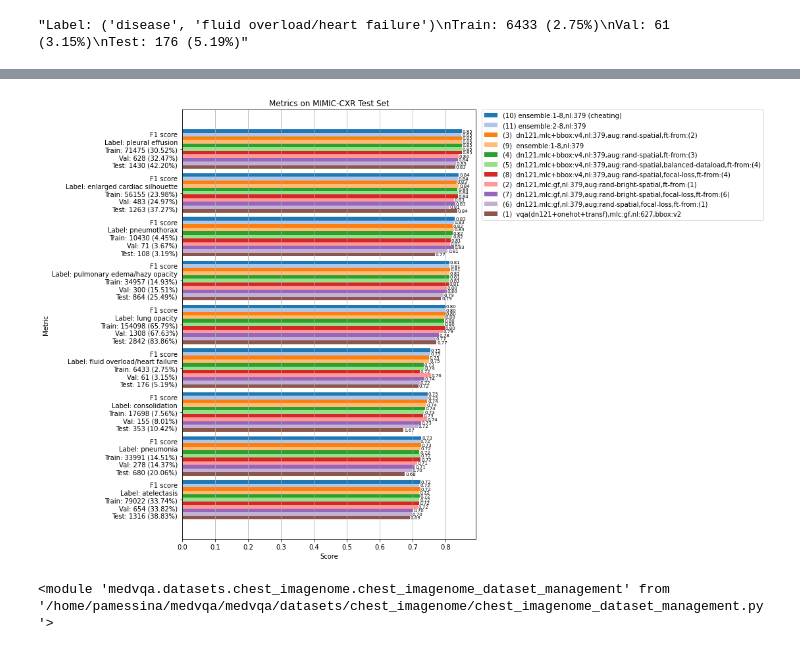
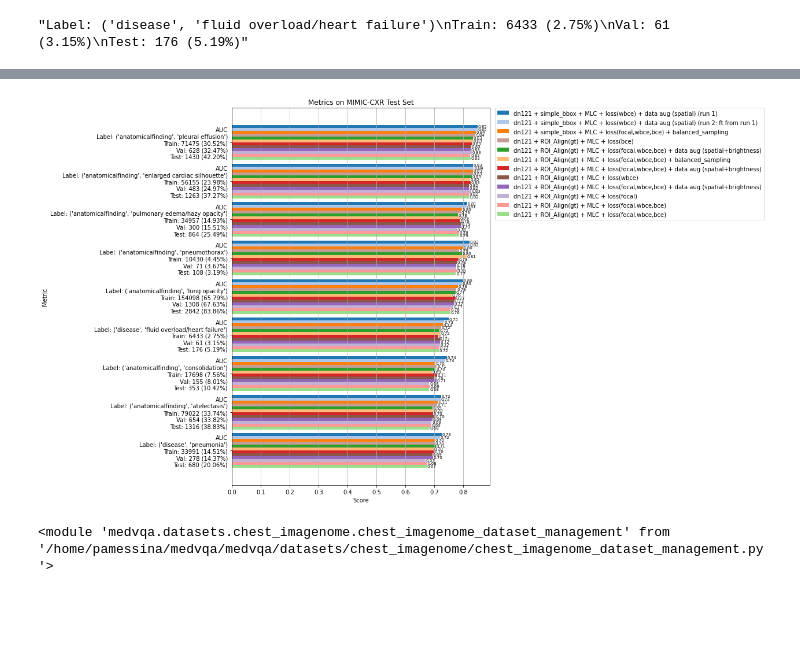
Before and after one commit to PabloMessina/MedVQA, a Jupyter notebook: medvqa/notebooks/Results Summary.ipynb, the cells around one changed output, grey strips where cells are left out. Cells and saved outputs as stored; diff of their text form; code cells hidden in the pictures; blank space fills up the shorter version.

Commit message:
implement ROI Align based MLC model

```diff
--- a/medvqa/notebooks/Results Summary.ipynb
+++ b/medvqa/notebooks/Results Summary.ipynb
@@ -1376,7 +1570,7 @@ plot_per_class_classification_metrics(
 # metric = 'p'
 # metric_alias = 'Precision'
 metric = 'auc'
-metric_alias = 'F1 score'
+metric_alias = 'AUC'
 abnormalities = [
     'lung opacity',
     'pleural effusion',
@@ -1393,31 +1587,79 @@ metric_aliases = [get_train_val_test_summary_text_for_label(x, 'labels(min_freq=
                      for x in abnormalities]
 metric_aliases = [f'{metric_alias}\n{x}' for x in metric_aliases]
 plot_per_class_classification_metrics(
-    dataframe_rows=[
-        df_mlc_chstimgn.loc[(df_mlc_chstimgn['timestamp'] == '20230208_231030')].iloc[0],
-        df_mlc_chstimgn.loc[(df_mlc_chstimgn['timestamp'] == '20230302_221214')].iloc[0],
+#     dataframe_rows=[
+#         df_mlc_chstimgn.loc[(df_mlc_chstimgn['timestamp'] == '20230208_231030')].iloc[0],
+#         df_mlc_chstimgn.loc[(df_mlc_chstimgn['timestamp'] == '20230302_221214')].iloc[0],
+#         df_mlc_chstimgn.loc[(df_mlc_chstimgn['timestamp'] == '20230303_064112')].iloc[0],
+#         df_mlc_chstimgn.loc[(df_mlc_chstimgn['timestamp'] == '20230304_140940')].iloc[0],
+#         df_mlc_chstimgn.loc[(df_mlc_chstimgn['timestamp'] == '20230313_145330')].iloc[0],
+#         df_mlc_chstimgn.loc[(df_mlc_chstimgn['timestamp'] == '20230314_073645')].iloc[0],
+#         df_mlc_chstimgn.loc[(df_mlc_chstimgn['timestamp'] == '20230314_110248')].iloc[0],
+#         df_mlc_chstimgn.loc[(df_mlc_chstimgn['timestamp'] == '20230314_122703')].iloc[0],
+#         df_mlc_chstimgn.loc[(df_mlc_chstimgn['timestamp'] == '20230315_142409')].iloc[0],
+#         df_mlc_chstimgn.loc[(df_mlc_chstimgn['timestamp'] == '20230315_143409')].iloc[0],
+#         df_mlc_chstimgn.loc[(df_mlc_chstimgn['timestamp'] == '20230315_143905')].iloc[0],
+#     ],
+#     method_aliases=[
+#         '(1)  vqa(dn121+onehot+transf),mlc:gf,nl:627,bbox:v2',
+#         '(2)  dn121,mlc:gf,nl:379,aug:rand-bright-spatial,ft-from:(1)',
+#         '(3)  dn121,mlc+bbox:v4,nl:379,aug:rand-spatial,ft-from:(2)',
+#         '(4)  dn121,mlc+bbox:v4,nl:379,aug:rand-spatial,ft-from:(3)',
+#         '(5)  dn121,mlc+bbox:v4,nl:379,aug:rand-spatial,balanced-dataload,ft-from:(4)',
+#         '(6)  dn121,mlc:gf,nl:379,aug:rand-spatial,focal-loss,ft-from:(1)',
+#         '(7)  dn121,mlc:gf,nl:379,aug:rand-bright-spatial,focal-loss,ft-from:(6)',
+#         '(8)  dn121,mlc+bbox:v4,nl:379,aug:rand-spatial,focal-loss,ft-from:(4)',
+#         '(9)  ensemble:1-8,nl:379',
+#         '(10) ensemble:1-8,nl:379 (cheating)',
+#         '(11) ensemble:2-8,nl:379',
+#     ],
+        dataframe_rows=[
+#         df_mlc_chstimgn.loc[(df_mlc_chstimgn['timestamp'] == '20230208_231030')].iloc[0]['metrics_path'],
+#         df_mlc_chstimgn.loc[(df_mlc_chstimgn['timestamp'] == '20230302_221214')].iloc[0]['metrics_path'],
         df_mlc_chstimgn.loc[(df_mlc_chstimgn['timestamp'] == '20230303_064112')].iloc[0],
         df_mlc_chstimgn.loc[(df_mlc_chstimgn['timestamp'] == '20230304_140940')].iloc[0],
-        df_mlc_chstimgn.loc[(df_mlc_chstimgn['timestamp'] == '20230313_145330')].iloc[0],
-        df_mlc_chstimgn.loc[(df_mlc_chstimgn['timestamp'] == '20230314_073645')].iloc[0],
-        df_mlc_chstimgn.loc[(df_mlc_chstimgn['timestamp'] == '20230314_110248')].iloc[0],
-        df_mlc_chstimgn.loc[(df_mlc_chstimgn['timestamp'] == '20230314_122703')].iloc[0],
-        df_mlc_chstimgn.loc[(df_mlc_chstimgn['timestamp'] == '20230315_142409')].iloc[0],
-        df_mlc_chstimgn.loc[(df_mlc_chstimgn['timestamp'] == '20230315_143409')].iloc[0],
-        df_mlc_chstimgn.loc[(df_mlc_chstimgn['timestamp'] == '20230315_143905')].iloc[0],
+#         df_mlc_chstimgn.loc[(df_mlc_chstimgn['timestamp'] == '20230313_145330')].iloc[0]['metrics_path'],
+#         df_mlc_chstimgn.loc[(df_mlc_chstimgn['timestamp'] == '20230314_073645')].iloc[0]['metrics_path'],
+#         df_mlc_chstimgn.loc[(df_mlc_chstimgn['timestamp'] == '20230314_110248')].iloc[0]['metrics_path'],
+#         df_mlc_chstimgn.loc[(df_mlc_chstimgn['timestamp'] == '20230314_122703')].iloc[0]['metrics_path'],
+#         df_mlc_chstimgn.loc[(df_mlc_chstimgn['timestamp'] == '20230315_142409')].iloc[0]['metrics_path'],
+#         df_mlc_chstimgn.loc[(df_mlc_chstimgn['timestamp'] == '20230315_143409')].iloc[0]['metrics_path'],
+#         df_mlc_chstimgn.loc[(df_mlc_chstimgn['timestamp'] == '20230315_143905')].iloc[0]['metrics_path'],
+        # ROI align methods
+        df_mlc_chstimgn.loc[(df_mlc_chstimgn['timestamp'] == '20230324_093504')].iloc[0],
+        df_mlc_chstimgn.loc[(df_mlc_chstimgn['timestamp'] == '20230324_090628')].iloc[0],
+        df_mlc_chstimgn.loc[(df_mlc_chstimgn['timestamp'] == '20230323_181539')].iloc[0],
+        df_mlc_chstimgn.loc[(df_mlc_chstimgn['timestamp'] == '20230323_153204')].iloc[0],
+        df_mlc_chstimgn.loc[(df_mlc_chstimgn['timestamp'] == '20230323_143952')].iloc[0],
+        df_mlc_chstimgn.loc[(df_mlc_chstimgn['timestamp'] == '20230323_120054')].iloc[0],
+        df_mlc_chstimgn.loc[(df_mlc_chstimgn['timestamp'] == '20230323_115911')].iloc[0],
+        df_mlc_chstimgn.loc[(df_mlc_chstimgn['timestamp'] == '20230323_002558')].iloc[0],
+        df_mlc_chstimgn.loc[(df_mlc_chstimgn['timestamp'] == '20230323_000616')].iloc[0],
+        df_mlc_chstimgn.loc[(df_mlc_chstimgn['timestamp'] == '20230322_235415')].iloc[0],
     ],
     method_aliases=[
-        '(1)  vqa(dn121+onehot+transf),mlc:gf,nl:627,bbox:v2',
-        '(2)  dn121,mlc:gf,nl:379,aug:rand-bright-spatial,ft-from:(1)',
-        '(3)  dn121,mlc+bbox:v4,nl:379,aug:rand-spatial,ft-from:(2)',
-        '(4)  dn121,mlc+bbox:v4,nl:379,aug:rand-spatial,ft-from:(3)',
-        '(5)  dn121,mlc+bbox:v4,nl:379,aug:rand-spatial,balanced-dataload,ft-from:(4)',
-        '(6)  dn121,mlc:gf,nl:379,aug:rand-spatial,focal-loss,ft-from:(1)',
-        '(7)  dn121,mlc:gf,nl:379,aug:rand-bright-spatial,focal-loss,ft-from:(6)',
-        '(8)  dn121,mlc+bbox:v4,nl:379,aug:rand-spatial,focal-loss,ft-from:(4)',
-        '(9)  ensemble:1-8,nl:379',
-        '(10) ensemble:1-8,nl:379 (cheating)',
-        '(11) ensemble:2-8,nl:379',
+#         '(1)  vqa(dn121+onehot+transf),mlc:gf,nl:627,bbox:v2',
+#         '(2)  dn121,mlc:gf,nl:379,aug:rand-bright-spatial,ft-from:(1)',
+        'dn121 + simple_bbox + MLC + loss(wbce) + data aug (spatial) (run 1)',  #'(3)  dn121,mlc+bbox:v4,nl:379,aug:rand-spatial,ft-from:(2)',
+        'dn121 + simple_bbox + MLC + loss(wbce) + data aug (spatial) (run 2: ft from run 1)',#'(4)  dn121,mlc+bbox:v4,nl:379,aug:rand-spatial,ft-from:(3)',
+#         '(5)  dn121,mlc+bbox:v4,nl:379,aug:rand-spatial,balanced-dataload,ft-from:(4)',
+#         '(6)  dn121,mlc:gf,nl:379,aug:rand-spatial,focal-loss,ft-from:(1)',
+#         '(7)  dn121,mlc:gf,nl:379,aug:rand-bright-spatial,focal-loss,ft-from:(6)',
+#         '(8)  dn121,mlc+bbox:v4,nl:379,aug:rand-spatial,focal-loss,ft-from:(4)',
+#         '(9)  ensemble:1-8,nl:379',
+#         '(10) ensemble:1-8,nl:379 (cheating)',
+#         '(11) ensemble:2-8,nl:379',
+        # ROI align methods
+        'dn121 + simple_bbox + MLC + loss(focal,wbce,bce) + balanced_sampling',
+        'dn121 + ROI_Align(gt) + MLC + loss(focal,wbce,bce) + balanced_sampling',
+        'dn121 + ROI_Align(gt) + MLC + loss(focal,wbce,bce) + data aug (spatial+brightness)',
+        'dn121 + ROI_Align(gt) + MLC + loss(focal,wbce,bce)',
+        'dn121 + ROI_Align(gt) + MLC + loss(focal,wbce,bce) + data aug (spatial+brightness)',
+        'dn121 + ROI_Align(gt) + MLC + loss(focal,wbce,bce)',
+        'dn121 + ROI_Align(gt) + MLC + loss(focal,wbce,bce) + data aug (spatial+brightness)',
+        'dn121 + ROI_Align(gt) + MLC + loss(focal)',
+        'dn121 + ROI_Align(gt) + MLC + loss(wbce)',
+        'dn121 + ROI_Align(gt) + MLC + loss(bce)',
     ],
     metric_names=metric_names,
     metric_aliases=metric_aliases,
@@ -1437,4 +1670,4 @@ Found label pneumonia at index 364 (('disease', 'pneumonia'))
-[figure, old version]
+[figure, new version]
 # %%
 reload(medvqa.evaluation.plots)
 reload(medvqa.datasets.chest_imagenome.chest_imagenome_dataset_management)
```
Also changed, not shown: parts of 23 cells of this notebook, 24 other files.
